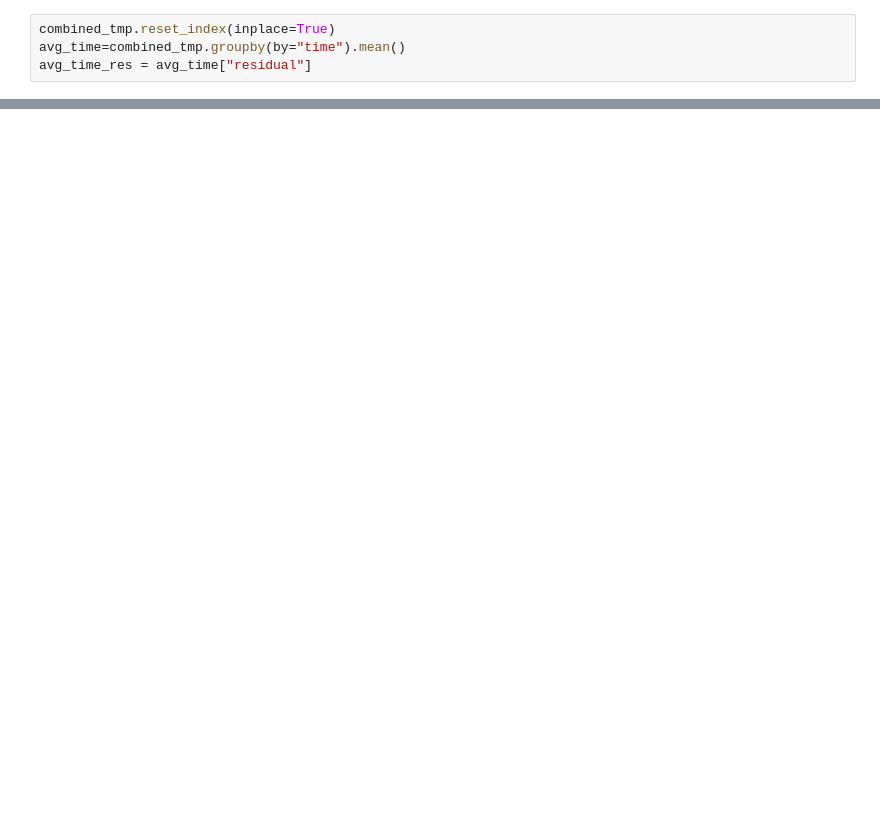
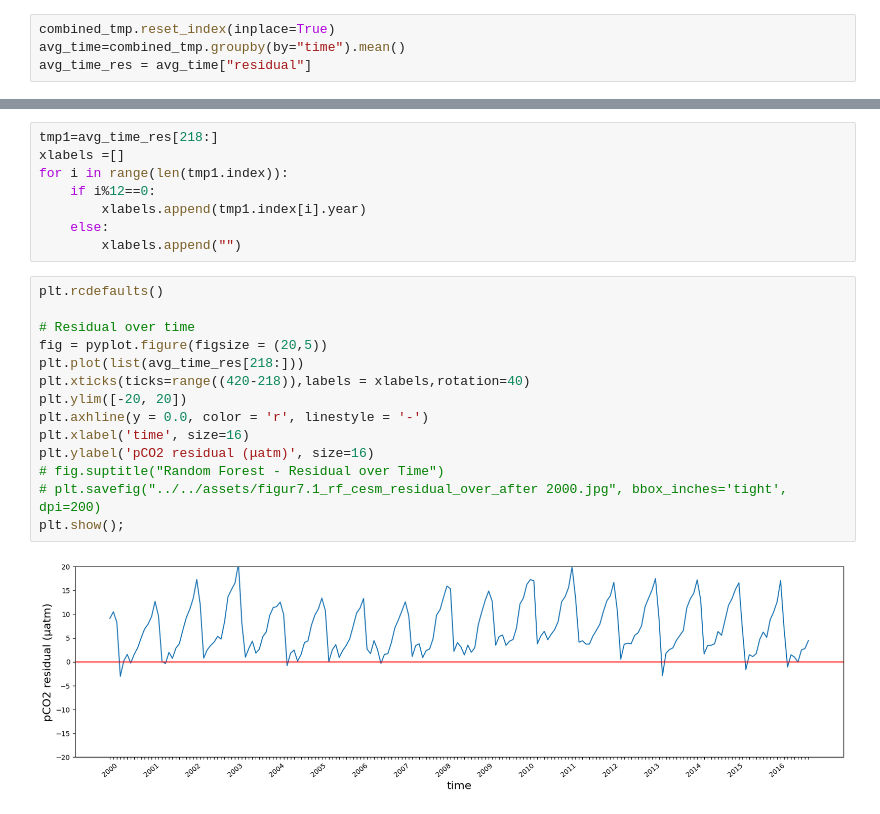
Before and after one commit to sk981102/ocean_co2, a Jupyter notebook: notebooks/baseline_ml/001_rf_base.ipynb, the cells around one changed output, grey strips where cells are left out. Drawn from its saved outputs; the diff is of its cells as text; blank space fills up the shorter version.

```diff
--- a/notebooks/baseline_ml/001_rf_base.ipynb
+++ b/notebooks/baseline_ml/001_rf_base.ipynb
@@ -413,0 +494,24 @@ avg_time_res = avg_time["residual"]
+# %%
+tmp1=avg_time_res[218:]
+xlabels =[]
+for i in range(len(tmp1.index)):
+    if i%12==0:
+        xlabels.append(tmp1.index[i].year)
+    else:
+        xlabels.append("")
+# %%
+plt.rcdefaults()
+
+# Residual over time
+fig = pyplot.figure(figsize = (20,5))
+plt.plot(list(avg_time_res[218:]))
+plt.xticks(ticks=range((420-218)),labels = xlabels,rotation=40)
+plt.ylim([-20, 20])
+plt.axhline(y = 0.0, color = 'r', linestyle = '-')
+plt.xlabel('time', size=16)
+plt.ylabel('pCO2 residual (μatm)', size=16)
+# fig.suptitle("Random Forest - Residual over Time")
+# plt.savefig("../../assets/figur7.1_rf_cesm_residual_over_after 2000.jpg", bbox_inches='tight', dpi=200)
+plt.show();
+# %% [output]
+[figure, added]
```
Also changed, not shown: parts of 24 cells of this notebook, 42 other files.
